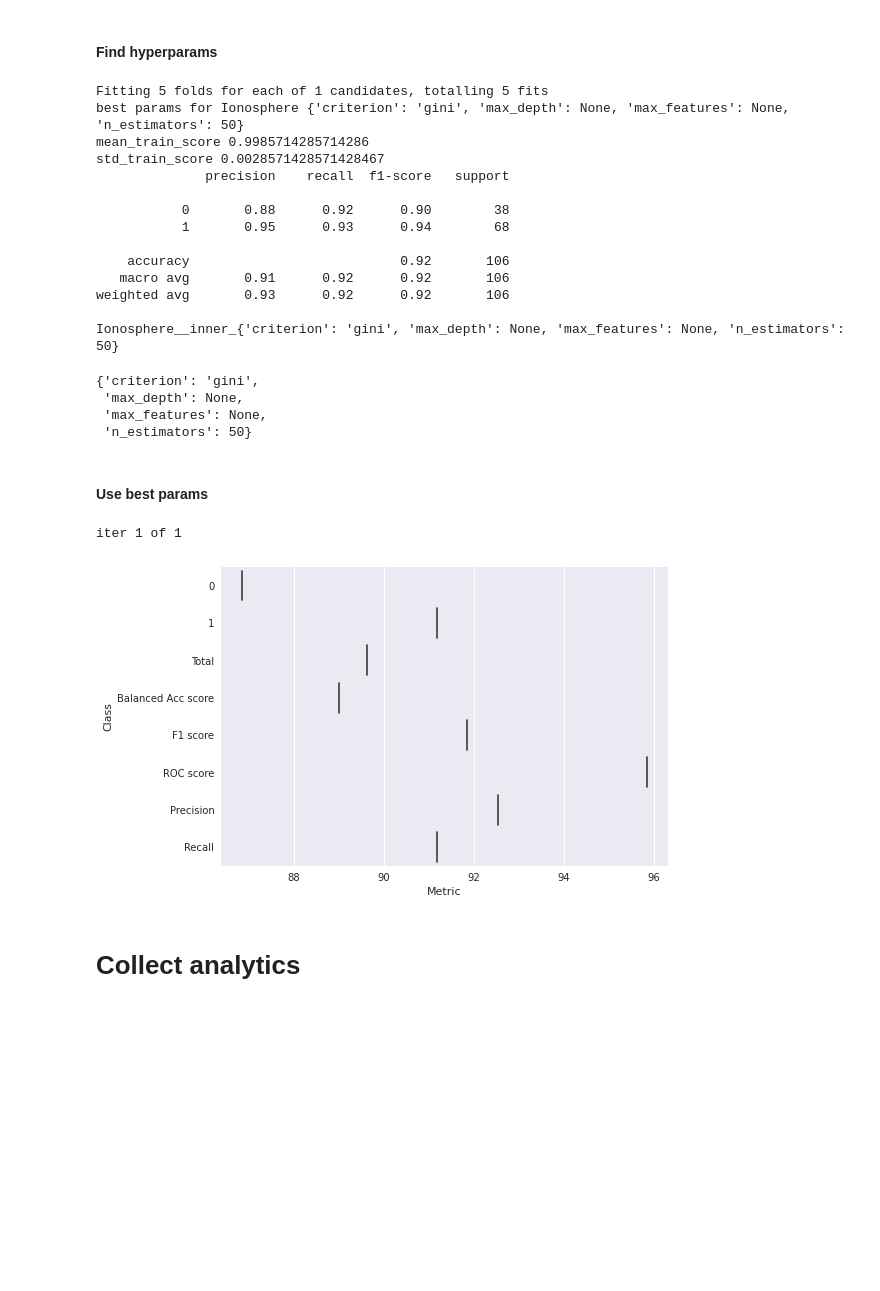
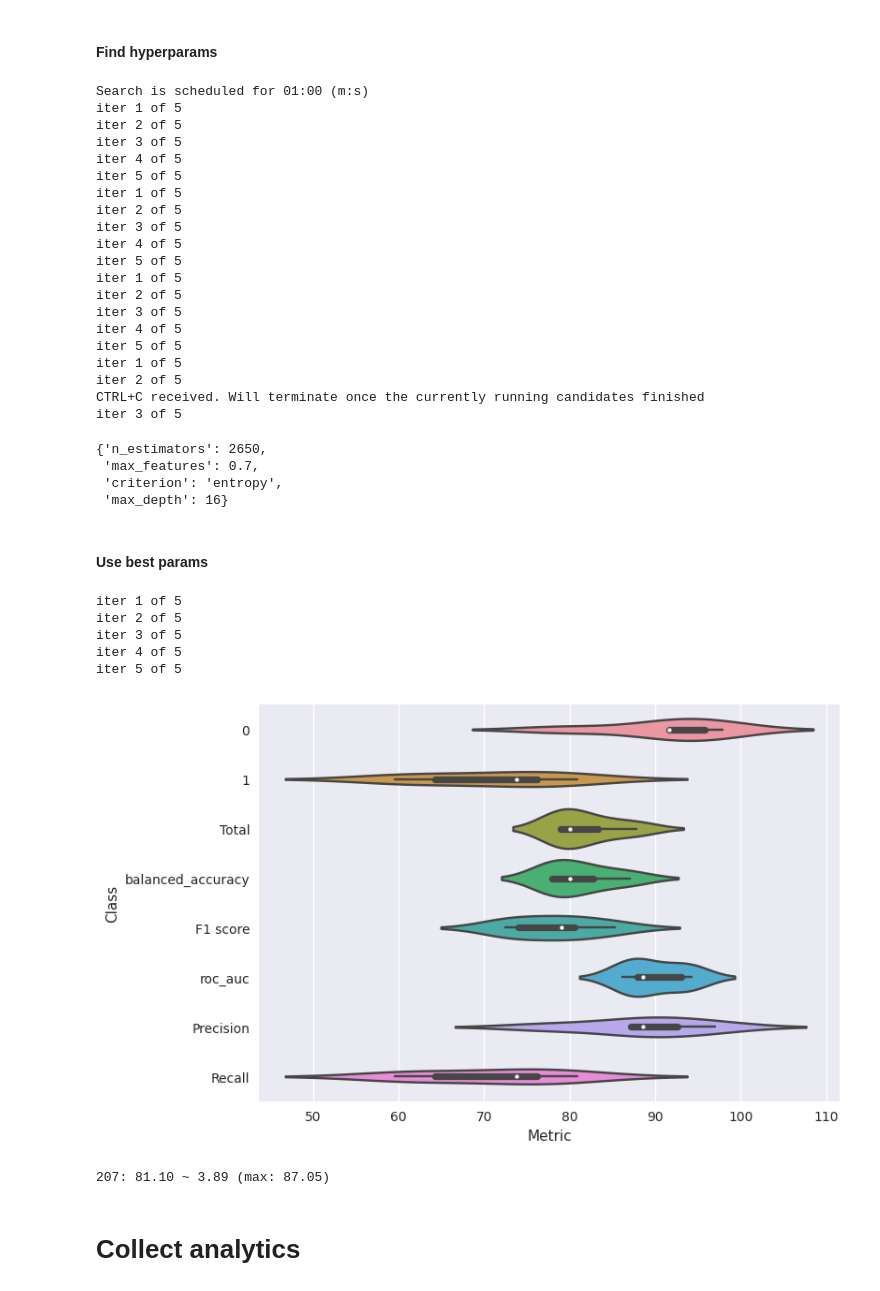
Before and after one commit to wwydmanski/hypernet-cnn, a Jupyter notebook: Benchmarks/UCI-2.ipynb, the cells around one changed output. Saved outputs shown, nothing was run; the diff lists cells and outputs as text; code cells hidden in the pictures; blank space fills up the shorter version.

```diff
--- a/Benchmarks/UCI-2.ipynb
+++ b/Benchmarks/UCI-2.ipynb
@@ -117,5 +117,5 @@ dataset size: 351 | max training size: 245
 # %%
-TEST_RUN = True
+TEST_RUN = False
 # %% [markdown]
 # Preprocess
 # %%
@@ -248,7 +248,7 @@ def grid_search_best_params(model_fn, param_grid, data_size=max_size, scoring=GS
 
     return res.best_params_
 # %%
-def pyhopper_best_params(model_fn, param_grid, data_size=max_size, metric=GS_METRIC, time="30m"):
+def pyhopper_best_params(model_fn, param_grid, data_size=max_size, metric=GS_METRIC, time="1min"):
     if TEST_RUN:
         time = 60
 
@@ -268,7 +268,7 @@ def pyhopper_best_params(model_fn, param_grid, data_size=max_size, metric=GS_MET
     from pyhopper.callbacks import History
     search = pyhopper.Search(param_grid)
 
-    best_params = search.run(objective, "maximize", time, n_jobs="1x per-gpu", seeding_ratio=0.5)
+    best_params = search.run(objective, "maximize", time, seeding_ratio=0.5)
 
     with open(f"{DATA}_{model_fn.__name__}_best_params.txt", "a") as f:
             f.write(str(best_params))
@@ -871,7 +902,7 @@ print(f"{data_size}: {res.mean():.2f} ~ {res.std():.2f}, (max: {res.max():.2f})"
 # %%
 from sklearn.ensemble import RandomForestClassifier
 # %%
-def get_rf(params={}):
+def get_rf(**params):
     random_seed = np.random.randint(1024)
     def _inner():
         return RandomForestClassifier(
@@ -883,46 +914,64 @@ def get_rf(params={}):
 #### Find hyperparams
 # %%
 param_grid = {
-                'n_estimators': [50, 100, 500, 1000, 1500, 3000],
-                'max_features': [None, 'sqrt', 0.2, 0.3, 0.5, 0.7],
-                'criterion' :['gini', 'entropy'],
-                'max_depth': [None, 2, 4, 8, 16],
+                'n_estimators': pyhopper.int(50, 3000, multiple_of=50),
+                'max_features': pyhopper.choice([None, 'sqrt', 0.2, 0.3, 0.5, 0.7]),
+                'criterion' : pyhopper.choice(['gini', 'entropy']),
+                'max_depth': pyhopper.choice([None, 2, 4, 8, 16]),
              }
 rf = get_rf()
 
-rf_best = grid_search_best_params(rf, param_grid)
+rf_best = pyhopper_best_params(get_rf, param_grid)
 rf_best
 # %% [output]
-Fitting 5 folds for each of 1 candidates, totalling 5 fits
-best params for Ionosphere {'criterion': 'gini', 'max_depth': None, 'max_features': None, 'n_estimators': 50}
-mean_train_score 0.9985714285714286
-std_train_score 0.0028571428571428467
-              precision    recall  f1-score   support
-
-           0       0.88      0.92      0.90        38
-           1       0.95      0.93      0.94        68
-
-    accuracy                           0.92       106
-   macro avg       0.91      0.92      0.92       106
-weighted avg       0.93      0.92      0.92       106
-
-Ionosphere__inner_{'criterion': 'gini', 'max_depth': None, 'max_features': None, 'n_estimators': 50}
+Search is scheduled for 01:00 (m:s)
+iter 1 of 5
+iter 2 of 5
+iter 3 of 5
+iter 4 of 5
+iter 5 of 5
+iter 1 of 5
+iter 2 of 5
+iter 3 of 5
+iter 4 of 5
+iter 5 of 5
+iter 1 of 5
+iter 2 of 5
+iter 3 of 5
+iter 4 of 5
+iter 5 of 5
+iter 1 of 5
+iter 2 of 5
+CTRL+C received. Will terminate once the currently running candidates finished
+iter 3 of 5
-{'criterion': 'gini',
- 'max_depth': None,
- 'max_features': None,
- 'n_estimators': 50}
+# %%
+rf_best
+# %% [output]
+{'n_estimators': 2650,
+ 'max_features': 0.7,
+ 'criterion': 'entropy',
+ 'max_depth': 16}
 # %% [markdown]
 #### Use best params
 # %%
 size = max_size
 
-rf_dframe = test_model(get_rf(rf_best),
+rf_dframe = test_model(get_rf(**rf_best),
                         (X, y),
                         size,
-                        None, iters=10)
+                        None, iters=5)
 # %% [output]
-iter 1 of 1
+iter 1 of 5
+iter 2 of 5
+iter 3 of 5
+iter 4 of 5
+iter 5 of 5
-[figure, old version]
+[figure, new version]
+# %%
+res = rf_dframe[rf_dframe["Class"]=="balanced_accuracy"].reset_index(drop=True)["Metric"]
+print(f"{data_size}: {res.mean():.2f} ~ {res.std():.2f} (max: {res.max():.2f})")
+# %% [output]
+207: 81.10 ~ 3.89 (max: 87.05)
 # %% [markdown]
 # Collect analytics
 # %%
```
Also changed, not shown: parts of 26 cells of this notebook, 40 other files.
